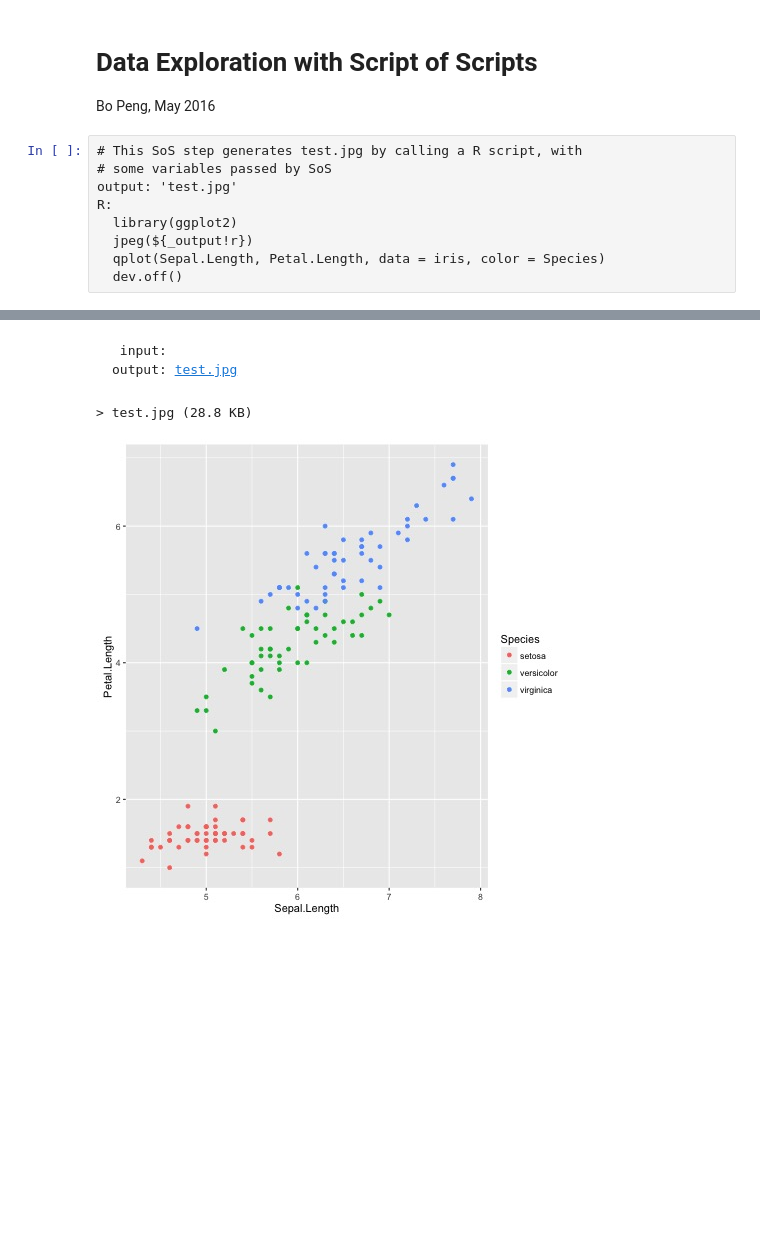
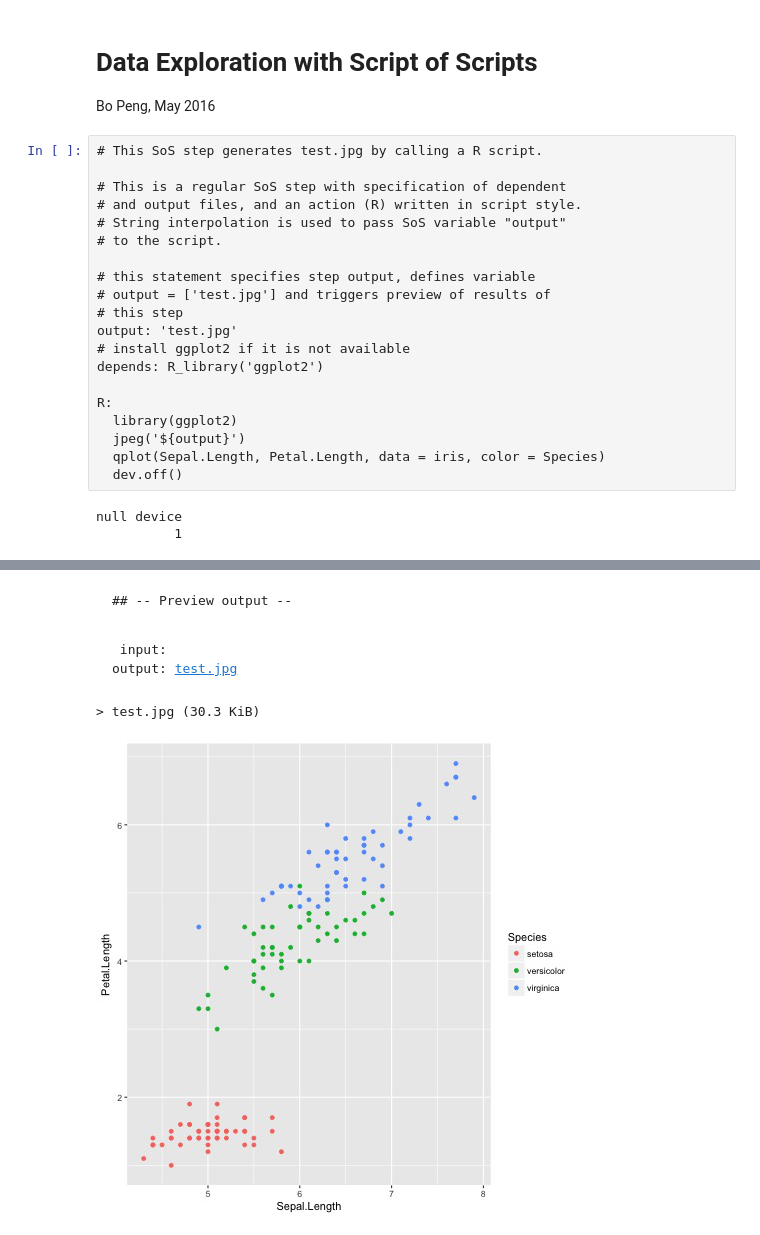
Before and after one commit to vatlab/sos, a Jupyter notebook: misc/docker-notebook/examples/example.ipynb, the cells around one changed output, grey strips where cells are left out. Cells and saved outputs as stored; diff of their text form; blank space fills up the shorter version.

```diff
--- a/misc/docker-notebook/examples/example.ipynb
+++ b/misc/docker-notebook/examples/example.ipynb
@@ -3,12 +3,25 @@
 
 Bo Peng, May 2016
 # %%
-# This SoS step generates test.jpg by calling a R script, with
-# some variables passed by SoS
+# This SoS step generates test.jpg by calling a R script.
+
+# This is a regular SoS step with specification of dependent
+# and output files, and an action (R) written in script style.
+# String interpolation is used to pass SoS variable "output"
+# to the script.
+
+# this statement specifies step output, defines variable
+# output = ['test.jpg'] and triggers preview of results of
+# this step
 output: 'test.jpg'
+# install ggplot2 if it is not available
+depends: R_library('ggplot2')
+
 R:
   library(ggplot2)
-  jpeg(${_output!r})
+  jpeg('${output}')
   qplot(Sepal.Length, Petal.Length, data = iris, color = Species)
   dev.off()
 # %% [output]
+null device
+          1
@@ -15,4 +30,5 @@ R:
-input: output: test.jpg
+## -- Preview output --
-> test.jpg (28.8 KB)
+input: output: test.jpg
+> test.jpg (30.3 KiB)
-[figure, old version]
+[figure, new version]
 # %%
```
Also changed, not shown: parts of 9 cells of this notebook, 2 other files.
